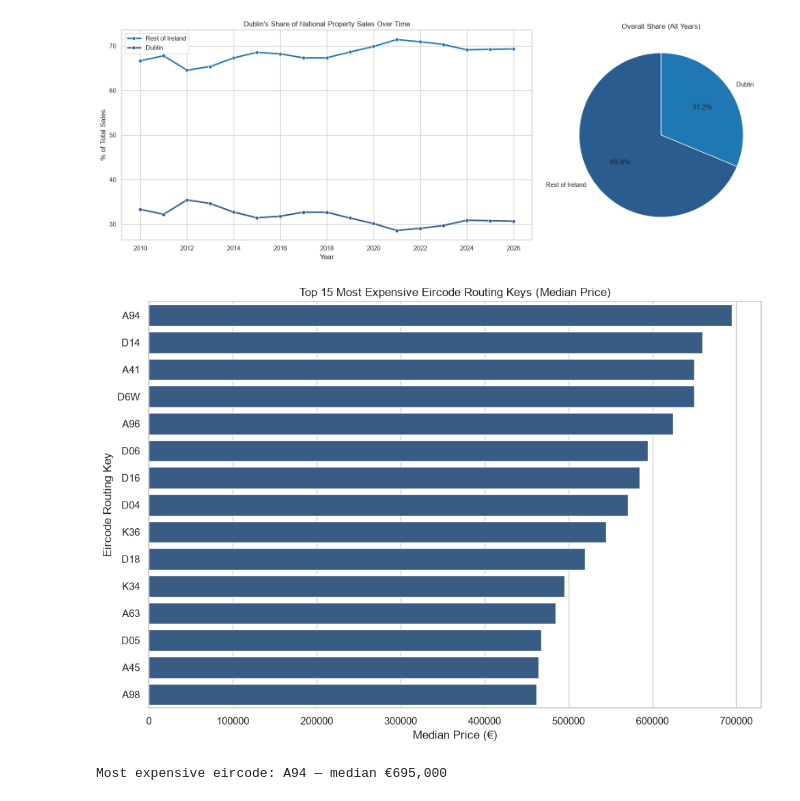
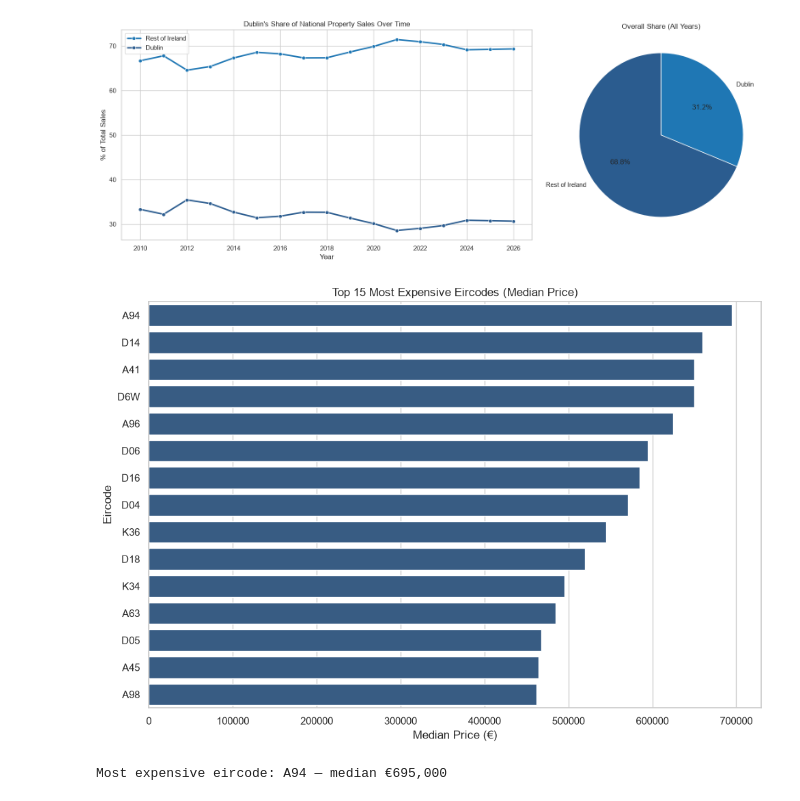
Before and after one commit to lentenamen/House_Prices_in_Ireland_Analysis, a Jupyter notebook: notebooks/main.ipynb, the cells around one changed output. Drawn from its saved outputs; the diff is of its cells as text; code cells hidden in the pictures.

```diff
--- a/notebooks/main.ipynb
+++ b/notebooks/main.ipynb
@@ -293,28 +293,28 @@ plt.show()
 # %%
 df["eircode_routing_key"] = df["eircode"].str.strip().str[:3]
 
 eircode_stats = (
     df[df["eircode_routing_key"].notna() & (df["eircode_routing_key"] != "")]
     .groupby("eircode_routing_key")
     .agg(median_price=("price", "median"), sales_count=("price", "count"))
     .query("sales_count >= 30")  # drop routing keys with too few sales to be meaningful
     .sort_values("median_price", ascending=False)
 )
 
 top15 = eircode_stats.head(15)
 
 plt.figure(figsize=(10, 7))
 sns.barplot(x=top15["median_price"], y=top15.index, color=ACCENT)
-plt.title("Top 15 Most Expensive Eircode Routing Keys (Median Price)")
+plt.title("Top 15 Most Expensive Eircodes (Median Price)")
 plt.xlabel("Median Price (€)")
-plt.ylabel("Eircode Routing Key")
+plt.ylabel("Eircode")
 plt.tight_layout()
 plt.savefig("../outputs/images/Most Expensive Eircodes.png")
 plt.show()
 
 print(f"Most expensive eircode: {eircode_stats.index[0]} — median €{eircode_stats['median_price'].iloc[0]:,.0f}")
 # %% [output]
-[figure, old version]
+[figure, new version]
 Most expensive eircode: A94 — median €695,000
 # %%
 from sklearn.model_selection import train_test_split
```
Also changed, not shown: parts of 2 cells of this notebook, 1 other file.
